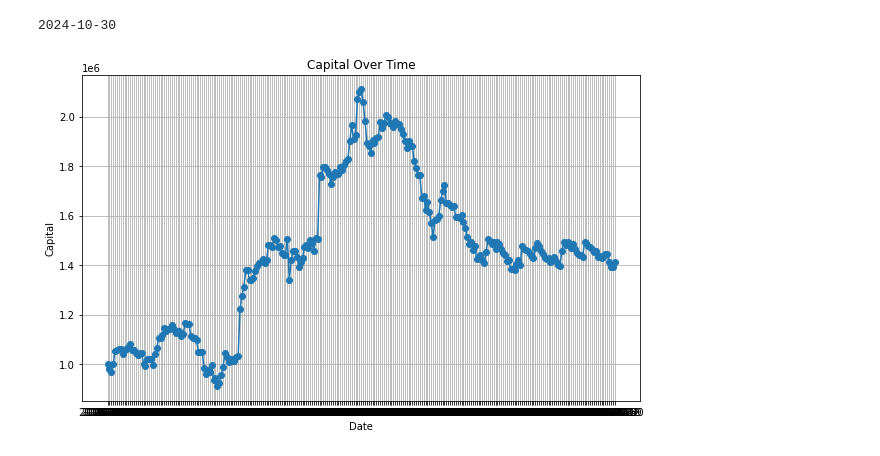
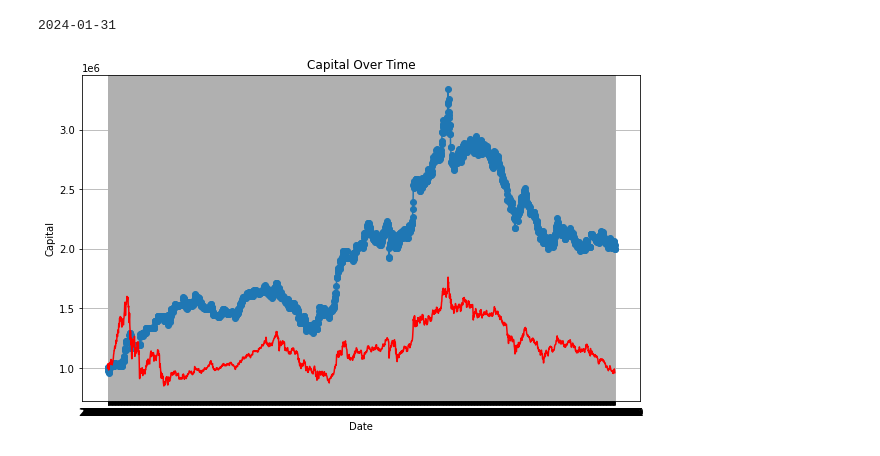
Before and after one commit to xxiiaass/make-money, a Jupyter notebook: code/beixiang.ipynb, the cells around one changed output. Cells and saved outputs as stored; diff of their text form; code cells hidden in the pictures.

```diff
--- a/code/beixiang.ipynb
+++ b/code/beixiang.ipynb
@@ -2,7 +2,7 @@
 import akshare as ak
 import pandas as pd
 import matplotlib.pyplot as plt
-
+import mplcursors
 
 stock_hsgt_hist_em_df = ak.stock_hsgt_hist_em(symbol="北向资金")
 
@@ -45,6 +45,7 @@ def get_group_thresholds(start_date, end_date):
 
 
 hs300hd = pd.read_csv("./hs300_k.csv")
+hs300hd = hs300hd[(hs300hd['date'] >= "2015-02-01") & (hs300hd['date'] < "2024-02-01")]
 
 # 初始资金
 initial_capital = 1000000
@@ -55,49 +56,64 @@ current_capital = initial_capital
 # 记录每次卖出的时间和资金数
 sell_records = []
 
+hs300_capital = 1000000
+hs300_stock_num = 0
+hs300_records = []
+
 # 遍历每一行，计算收益
 for index, row in hs300hd.iterrows():
-    if row['date'] < '2016-01-01':
-        continue
+    line1, line2, last_in = get_group_thresholds("2014-11-17", row['date'])
 
-    line1, line2, last_in = get_group_thresholds("2014-11-17", row['date'])
+    hs300_stock_num += hs300_capital / row['open']
+    hs300_capital = 0
+    hs300_records.append((row['date'], hs300_capital+hs300_stock_num * row['open']))
 
     action = ""
     if last_in > line1:
         # 买入股票
         action = "buy"
         # 扣除手续费
         current_capital = current_capital*0.99975
         stock_num += current_capital / row['open']
         current_capital = 0
     elif last_in < line2 and stock_num > 0:
         action = "sold"
         # 卖出股票
         current_capital += stock_num * row['open']
         # 手续费
         current_capital = current_capital*0.99975
         stock_num = 0
-        sell_records.append((row['date'], current_capital))
-    # print(row['date'], (line1, line2, last_in), action)
+    sell_records.append((row['date'], current_capital+stock_num * row['open']))
+    # print(row['date'], (line1, line2, last_in), action, sell_records[-1])
 
 # 最后一行全部卖出
 if stock_num > 0:
     current_capital += stock_num * hs300hd.iloc[-1]['open']
     sell_records.append((hs300hd.iloc[-1]['date'], current_capital))
 
+    hs300_records.append((hs300hd.iloc[-1]['date'], hs300_stock_num*hs300hd.iloc[-1]['open']))
+
+
+
 print(sell_records[-1][0])
 
 # 将卖出记录转换为 DataFrame
 sell_df = pd.DataFrame(sell_records, columns=['date', 'capital'])
+hs300_df = pd.DataFrame(hs300_records, columns=['date', 'capital'])
 
-# 绘制收益曲线图
-plt.figure(figsize=(10, 6))
-plt.plot(sell_df['date'], sell_df['capital'], marker='o')
-plt.xlabel('Date')
-plt.ylabel('Capital')
-plt.title('Capital Over Time')
-plt.grid(True)
+fig, ax = plt.subplots(figsize=(10, 6))
+ax.plot(sell_df['date'], sell_df['capital'], marker='o')# 绘制开盘价折线
+ax.plot(hs300_df['date'], hs300_df['capital'], label='Open Price', color='red')
+
+ax.set_xlabel('Date')
+ax.set_ylabel('Capital')
+ax.set_title('Capital Over Time')
+ax.grid(True)
+
+# 添加交互功能
+mplcursors.cursor(hover=True)
+
 plt.show()
 # %% [output]
-2024-10-30
+2024-01-31
-[figure, old version]
+[figure, new version]
```
Also changed, not shown: 2 other files.
